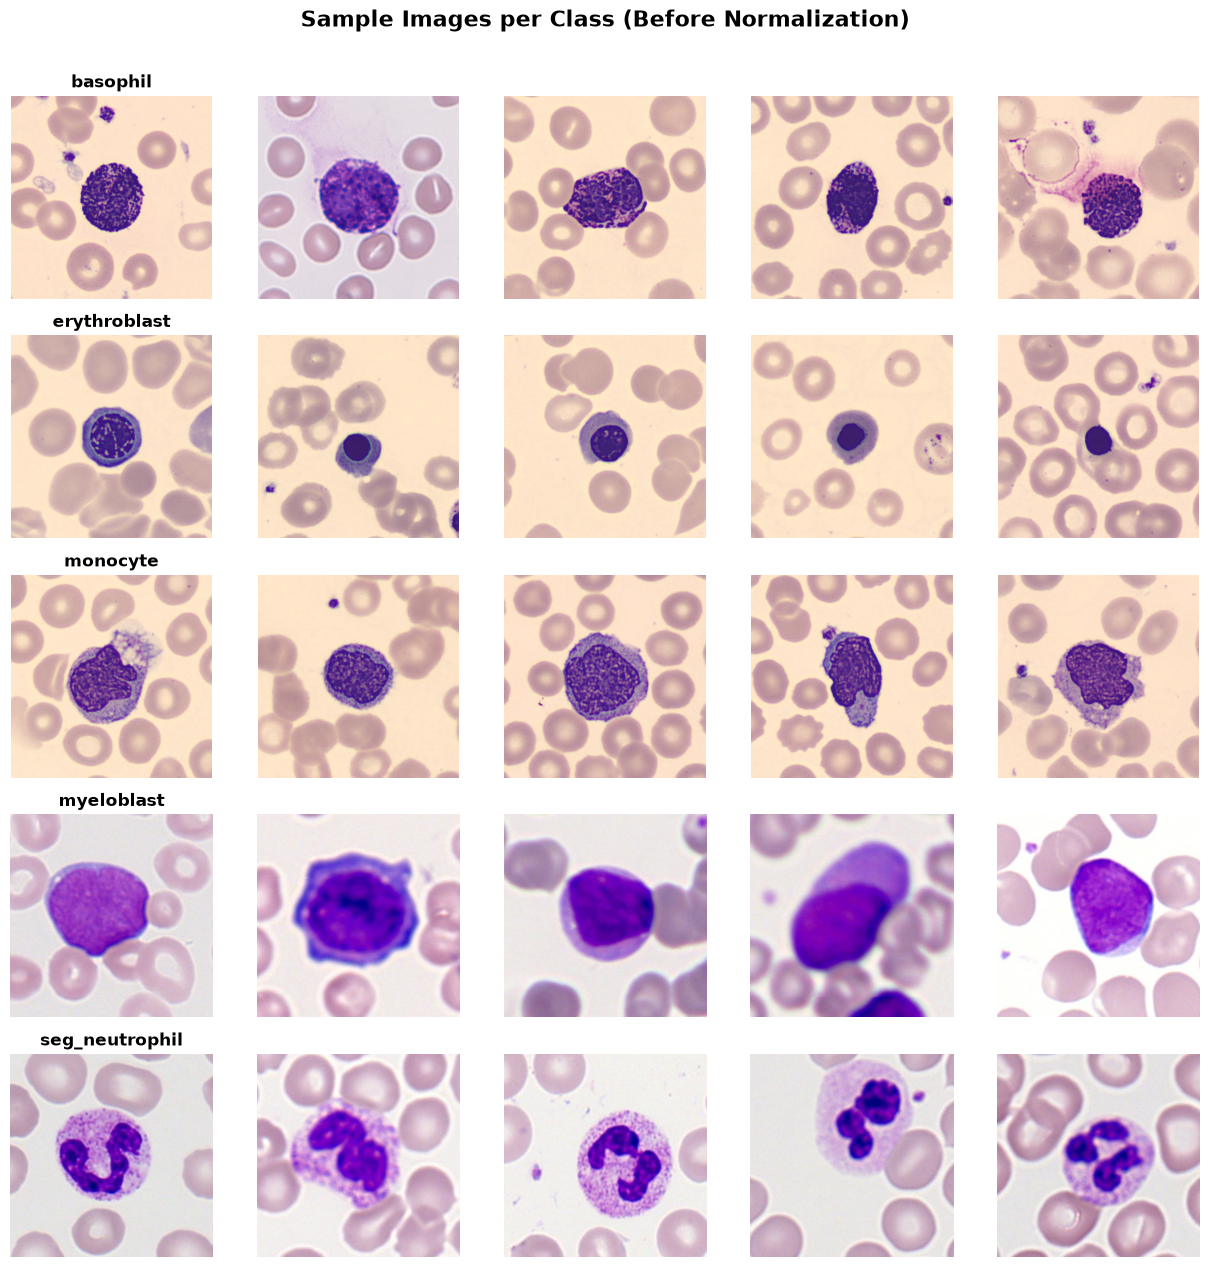
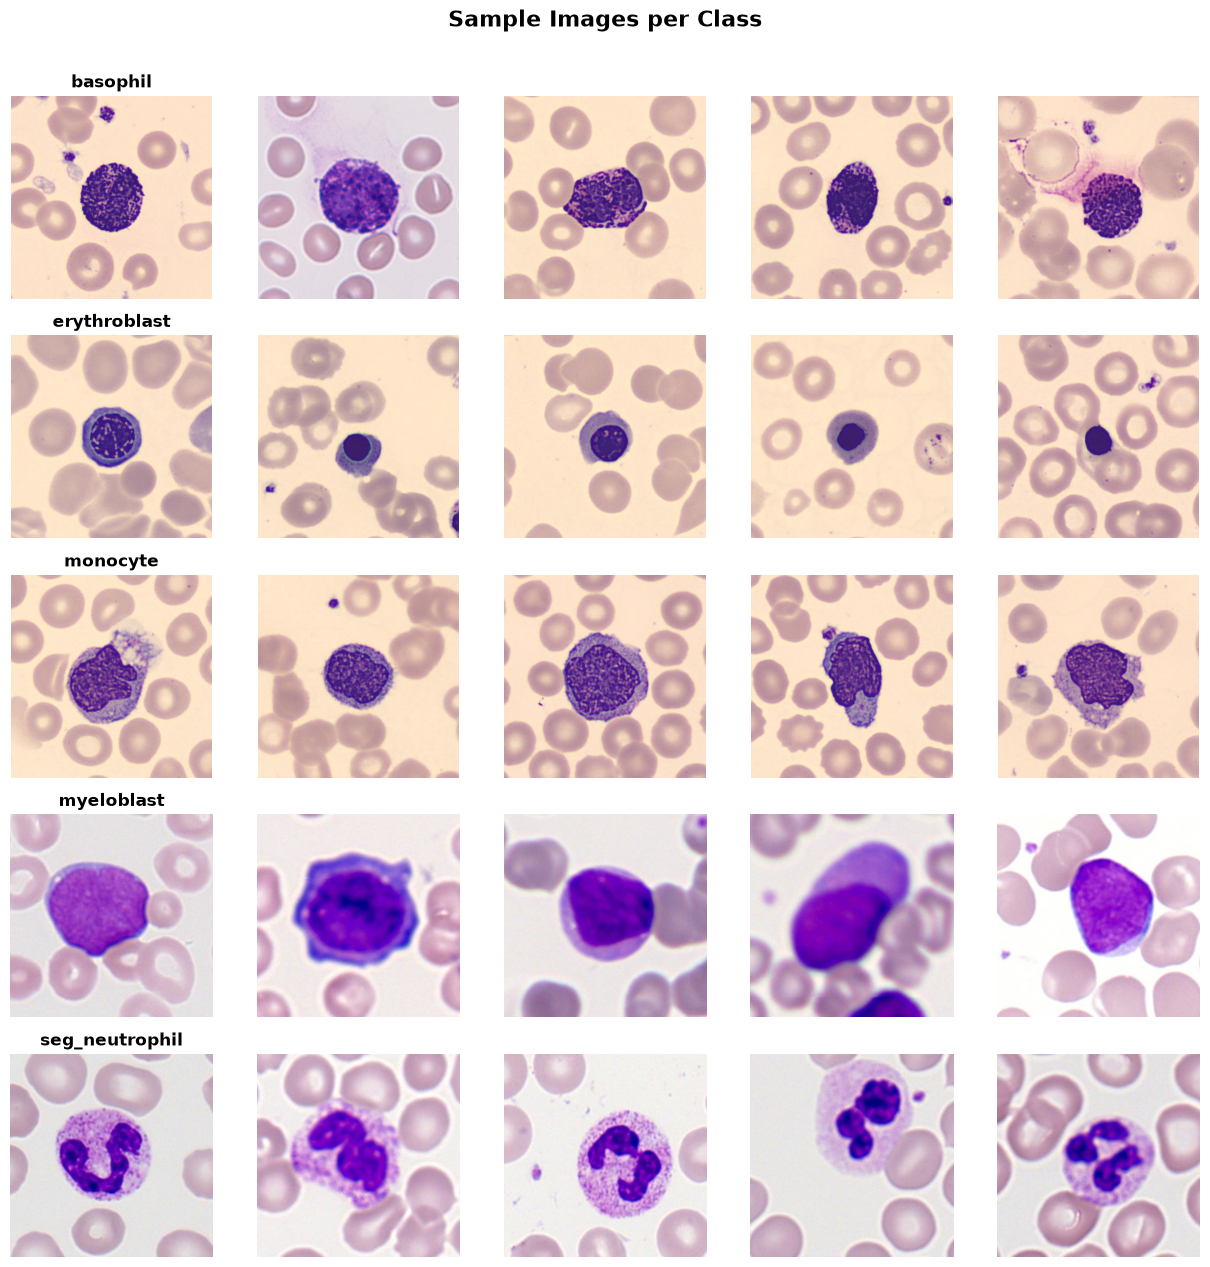
Code edit (unified diff) that turned the first committed figure into the second:
--- before
+++ after
@@ -7,5 +7,4 @@
 
 def show_samples_per_class(dataset, class_names, samples_per_class=5):
-    """Display random samples from each class (before normalization)."""
     fig, axes = plt.subplots(len(class_names), samples_per_class, figsize=(samples_per_class * 2.5, len(class_names) * 2.5))
 
@@ -26,5 +25,5 @@
             axes[class_idx][j].axis('off')
 
-    plt.suptitle("Sample Images per Class (Before Normalization)", fontsize=16, fontweight='bold', y=1.01)
+    plt.suptitle("Sample Images per Class", fontsize=16, fontweight='bold', y=1.01)
     plt.tight_layout()
     plt.show()

Commit: Add dataset summary